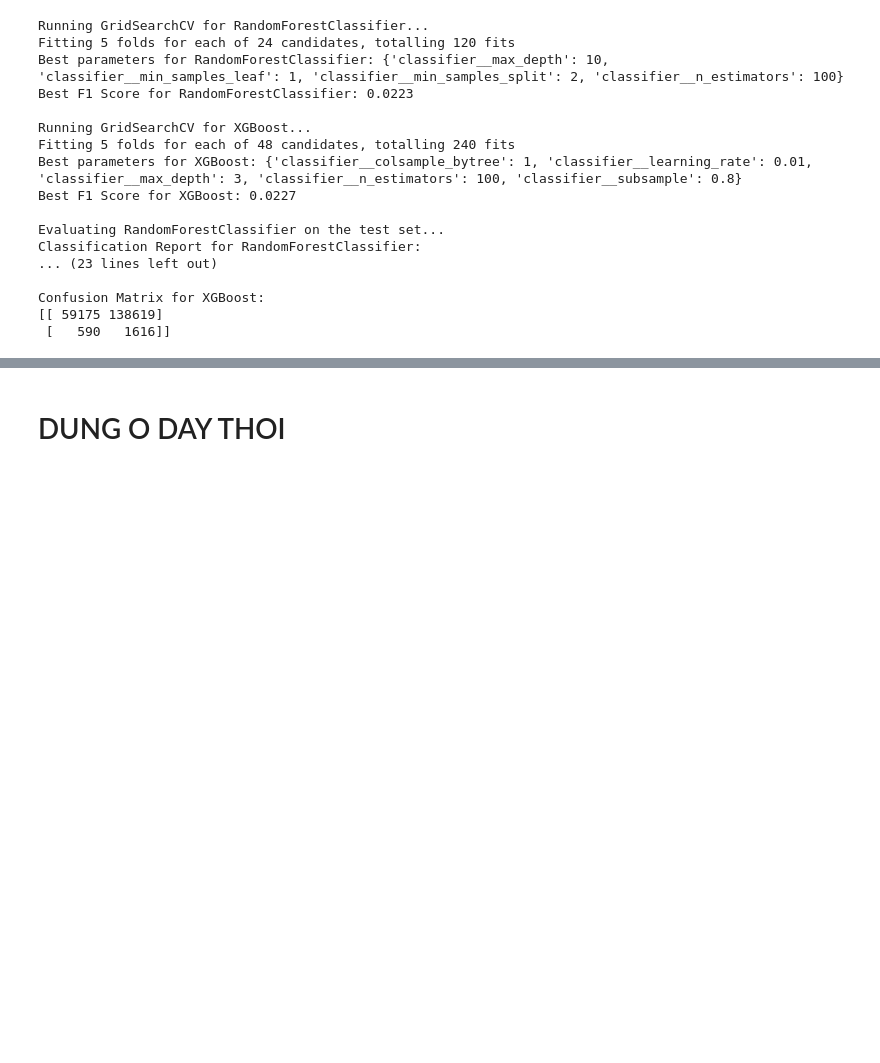
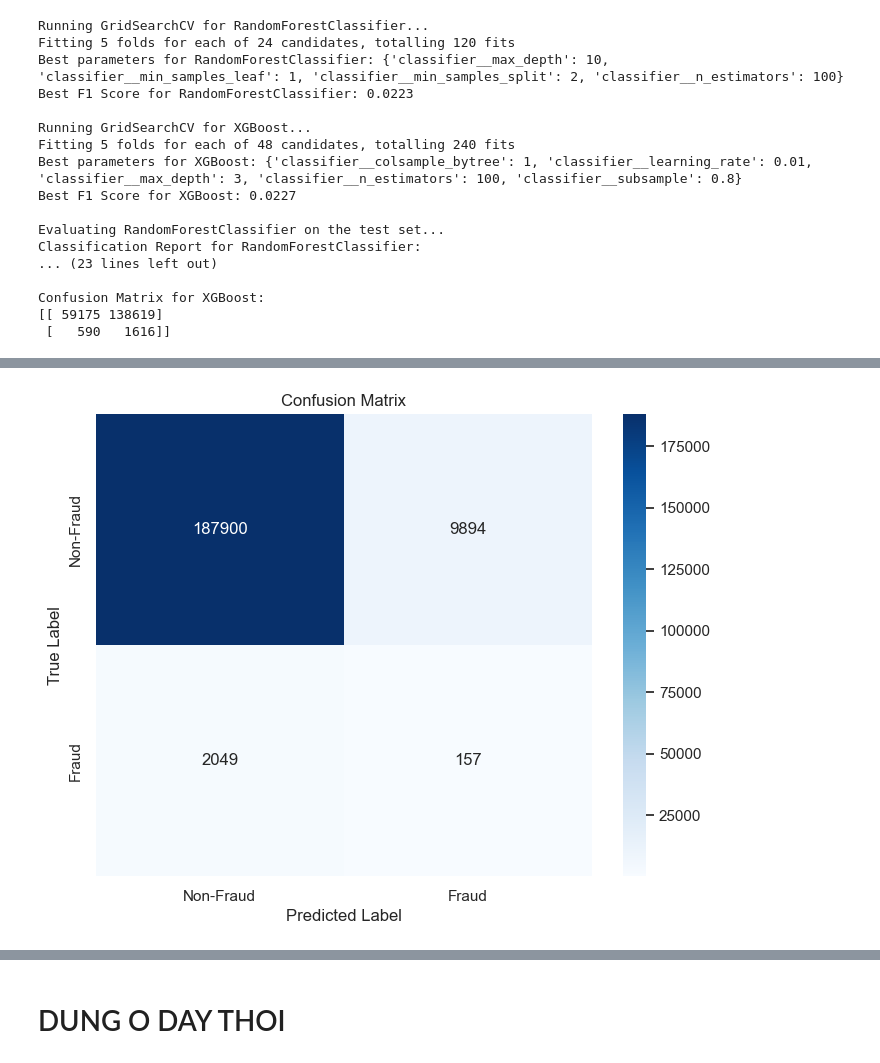
Before and after one commit to qmcao/Credit_Fraud_MLops, a Jupyter notebook: notebook/1. EDA FRAUD APPLICATION .ipynb, the cells around one changed output, grey strips where cells are left out. Drawn from its saved outputs; the diff is of its cells as text; code cells hidden in the pictures; blank space fills up the shorter version.

```diff
--- a/notebook/1. EDA FRAUD APPLICATION .ipynb
+++ b/notebook/1. EDA FRAUD APPLICATION .ipynb
@@ -911,0 +950,75 @@ Confusion Matrix for XGBoost:
+# %%
+# Initialize results dictionaries
+best_estimators = {}
+best_scores = {}
+
+# Loop over models (step 7)
+for model_name, classifier in models.items():
+    print(f"Running GridSearchCV for {model_name}...")
+
+    # Create the pipeline with NearMiss
+    pipeline = ImbPipeline([
+
+        ('resampler', NearMiss()),  # Apply NearMiss under-sampling
+        ('classifier', classifier)
+    ])
+
+    # Get parameter grid
+    param_grid = param_grids[model_name]
+
+    # Create GridSearchCV
+    grid_search = GridSearchCV(
+        estimator=pipeline,
+        param_grid=param_grid,
+        scoring=scorers,
+        n_jobs=-1,
+        cv=skf,
+        refit='F1_score',
+        verbose=2
+    )
+
+    # Fit the model
+    grid_search.fit(X_train_preprocessed, y_train)
+
+    # Store results
+    best_estimators[model_name] = grid_search.best_estimator_
+    best_scores[model_name] = grid_search.best_score_
+
+    # Print the best parameters and score
+
+    for model_name, model in best_estimators.items():
+        print(f"Evaluating {model_name} on the test set...")
+
+        y_pred_proba = model.predict_proba(X_test_preprocessed)[:, 1]
+
+
+
+        # fprs[i], tprs[i], thresholds[i] corresponds to that operating point
+        fprs, tprs, thresholds = roc_curve(y_test, y_pred_proba)
+
+        # Identify the threshold closest to 5% FPR (0.05)
+        target_fpr = 0.05
+        abs_diff = np.abs(fprs - target_fpr)
+        idx_5pct = np.argmin(abs_diff)
+        threshold_5pct = thresholds[idx_5pct]
+
+        print(f"Threshold for ~5% FPR is: {threshold_5pct:.4f}")
+        print(f"Exact FPR at this threshold: {fprs[idx_5pct]:.4f}")
+        print(f"Corresponding TPR (Recall): {tprs[idx_5pct]:.4f}")
+
+        y_pred_5pct = (y_pred_proba >= threshold_5pct).astype(int)
+        cm_5pct = confusion_matrix(y_test, y_pred_5pct)
+        print("Confusion Matrix at ~5% FPR threshold:")
+        print(cm_5pct)
+
+        report_5pct = classification_report(y_test, y_pred_5pct, digits=4)
+        print("\nClassification Report at ~5% FPR threshold:")
+        print(report_5pct)
+        # 5. Visualize the confusion matrix using Seaborn's heatmap
+        plt.figure(figsize=(8, 6))
+        sns.heatmap(cm_5pct, annot=True, fmt='d', cmap='Blues', xticklabels=['Non-Fraud', 'Fraud'], yticklabels=['Non-Fraud', 'Fraud'])
+        plt.xlabel('Predicted Label')
+        plt.ylabel('True Label')
+        plt.title('Confusion Matrix')
+        plt.show()
+# %% [output]
@@ -911,0 +1044 @@ Confusion Matrix for XGBoost:
+[figure, added]
```
Also changed, not shown: parts of 5 cells of this notebook, 6 other files.
